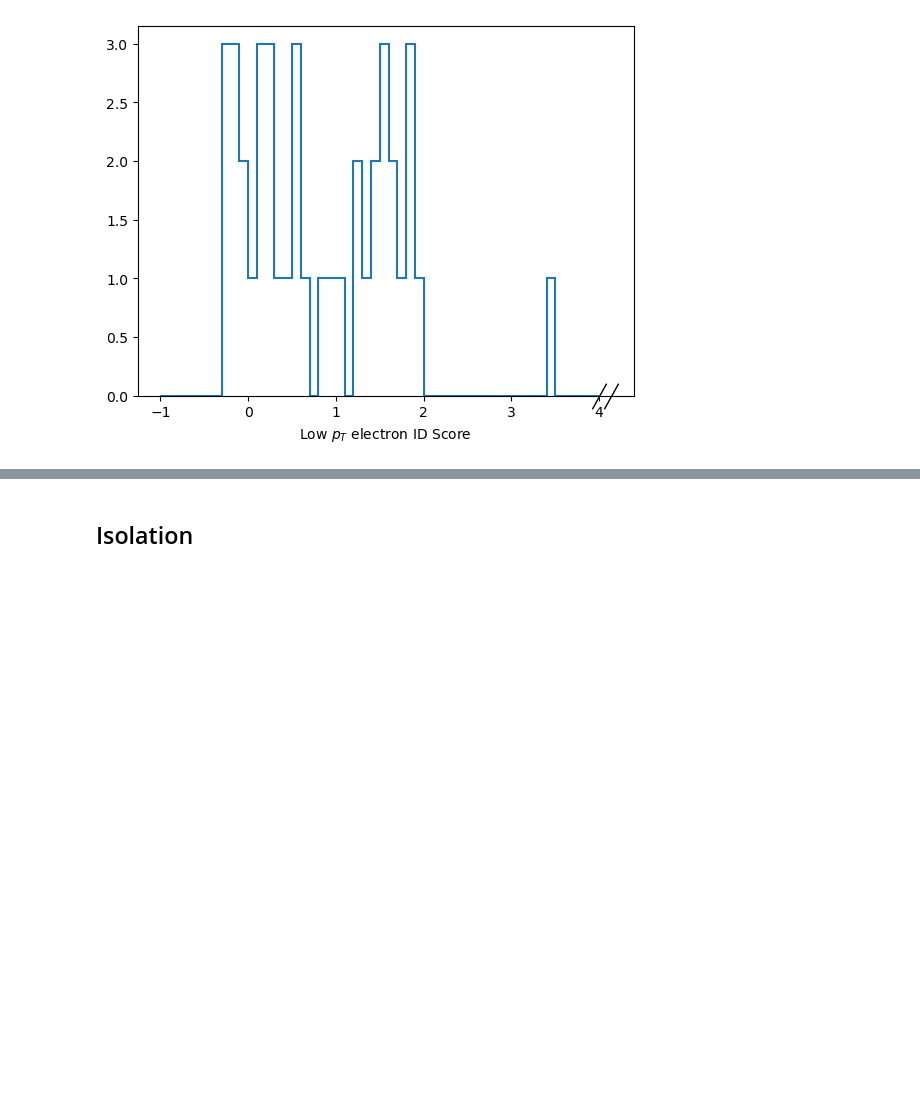
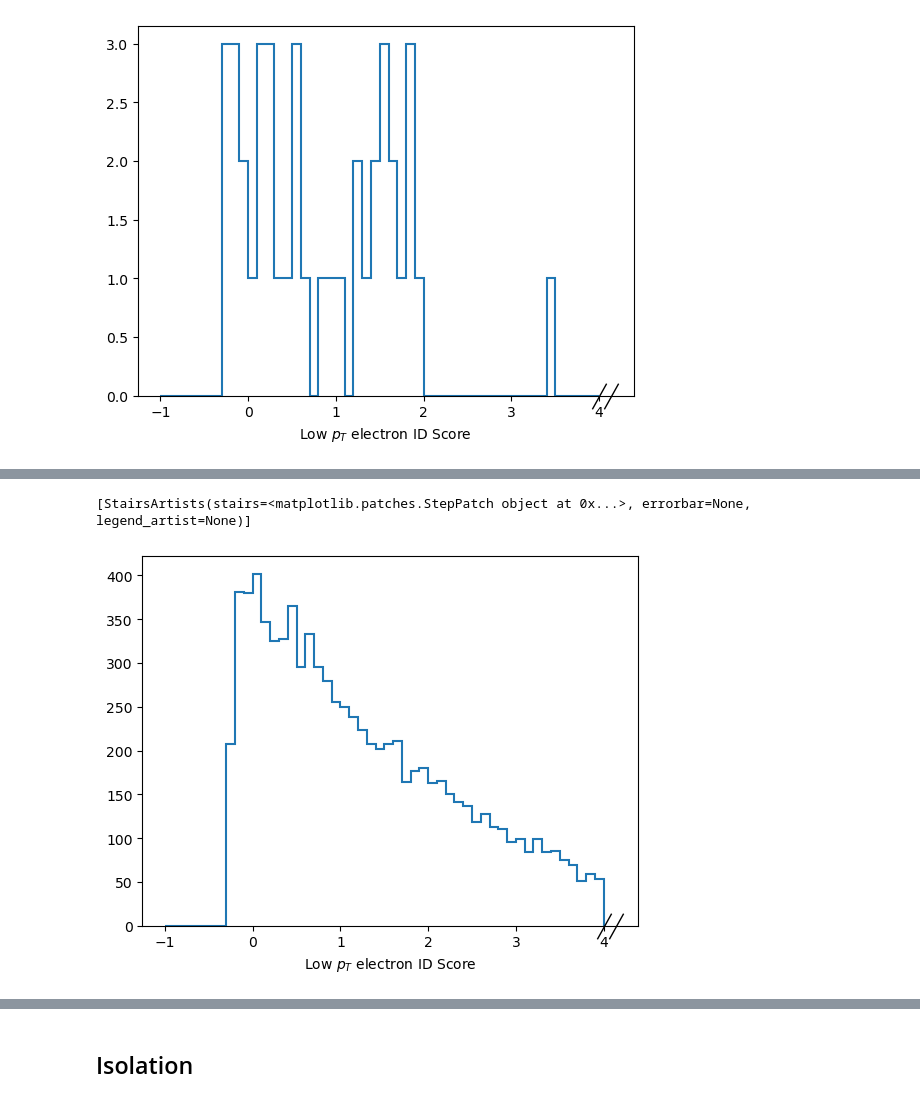
Before and after one commit to liviakong/iDMe, a Jupyter notebook: python_analysis/studies/electronID/histograms.ipynb, the cells around one changed output, grey strips where cells are left out. Cells and saved outputs as stored; diff of their text form; code cells hidden in the pictures; blank space fills up the shorter version.

```diff
--- a/python_analysis/studies/electronID/histograms.ipynb
+++ b/python_analysis/studies/electronID/histograms.ipynb
@@ -88,0 +81,7 @@ Hist(Regular(50, -1, 3, name='ele_id', label='Low $p_T$ electron ID Score'), sto
+# %%
+select_ctau10 = [s for s in [h.axes[0].bin(i) for i in range(len(h.axes[0].widths))] if s.split("_")[-1] == "ctau-10"]
+hist_ctau10 = h[{"samp":select_ctau10,"cut":"cut0"}][{"samp":sum}]
+hist_ctau10.plot1d(yerr=False)
+# %% [output]
+[StairsArtists(stairs=<matplotlib.patches.StepPatch object at 0x...>, errorbar=None, legend_artist=None)]
+[figure, added]
```
Also changed, not shown: parts of 12 cells of this notebook, 2 other files.
